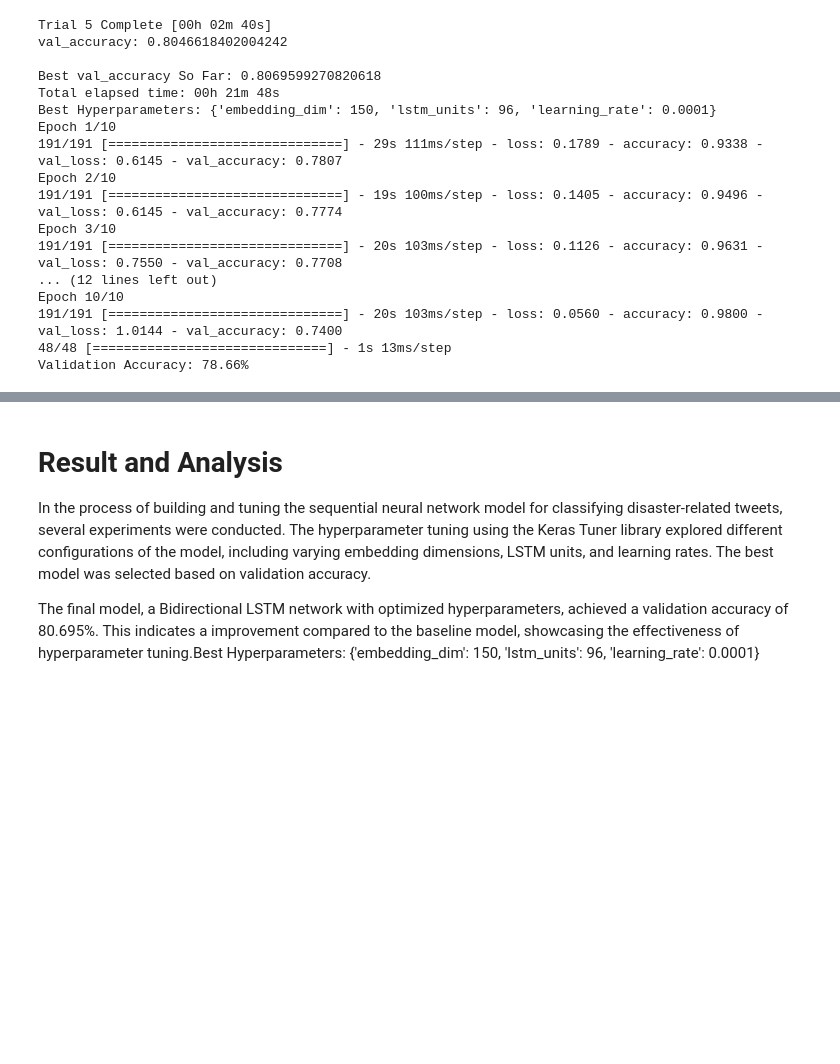
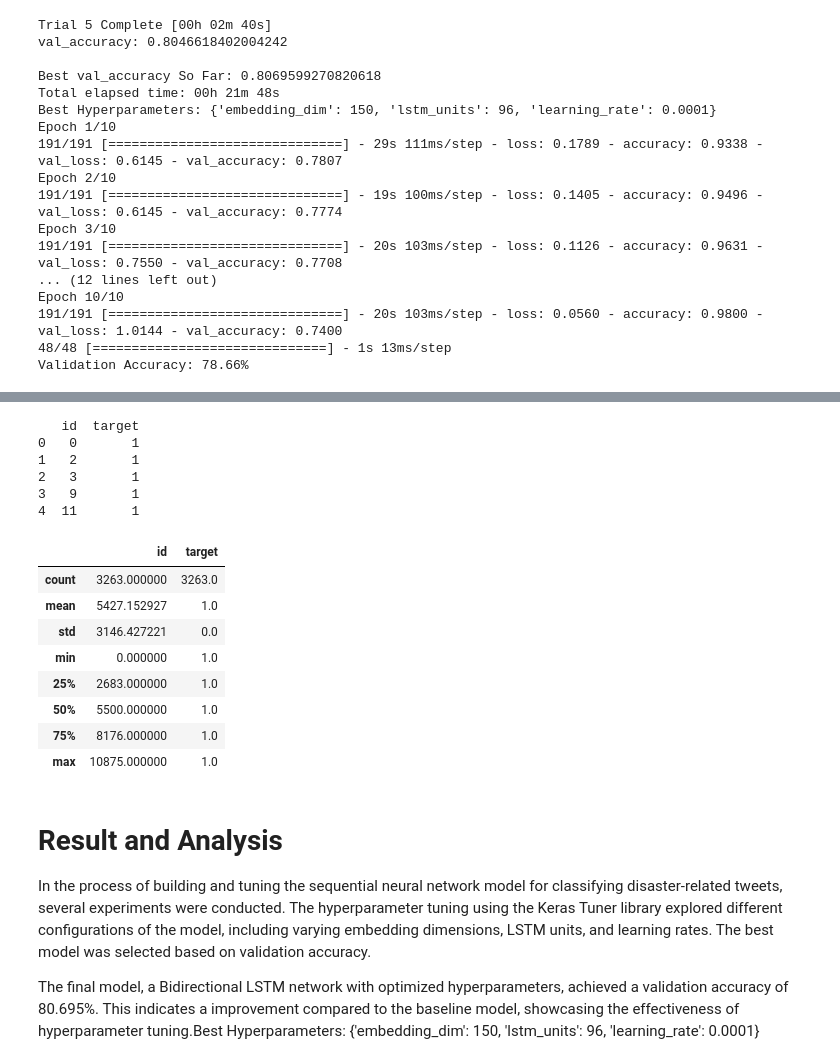
Before and after one commit to amazing-ps/NLP-Disaster-Tweets, a Jupyter notebook: nlp-disaster-tweets.ipynb, the cells around one changed output, grey strips where cells are left out. Drawn from its saved outputs; the diff is of its cells as text; code cells hidden in the pictures; blank space fills up the shorter version.

```diff
--- a/nlp-disaster-tweets.ipynb
+++ b/nlp-disaster-tweets.ipynb
@@ -137,6 +133,11 @@ sns.countplot(x='target', data=train_data)
 plt.title('Distribution of Target Variable')
 plt.show()
 
+# Check the distribution of the target variable
+#sns.countplot(x='target', data=test_data)
+#plt.title('Distribution of Target Variable')
+#plt.show()
+
 # Check the distribution of tweet lengths
 train_data['tweet_length'] = train_data['text'].apply(len)
 sns.histplot(train_data['tweet_length'], bins=30, kde=False)
@@ -145,21 +146,24 @@ plt.xlabel('Tweet Length')
 plt.ylabel('Count')
 plt.show()
 
-# Check for missing values
-print("Missing values in the training data:")
-print(train_data.isnull().sum())
-
 # Data Cleaning: Handle missing values
 train_data = train_data.fillna('')  # Fill NaN values with empty string
+test_data = test_data.fillna('')
 
 # Data Cleaning: Remove unnecessary columns
 train_data = train_data.drop(['id', 'location', 'keyword'], axis=1)
+test_data = test_data.drop(['location', 'keyword'], axis=1)
+
 
 # Data Cleaning: Remove special characters and numbers from text
 train_data['text'] = train_data['text'].str.replace('[^a-zA-Z\s]', '')
+test_data['text'] = test_data['text'].str.replace('[^a-zA-Z\s]', '')
+
+X_test = test_data["text"]
 
 # Display the cleaned data
 print(train_data.head())
+print(test_data.head())
 # %% [output]
 [figure]
 [figure]
@@ -353,0 +358,10 @@ Validation Accuracy: 78.66%
+# %%
+import keras_nlp
+preset= "roberta_base_en"
+
+# sequence_length > length max
+preprocessor = keras_nlp.models.RobertaPreprocessor.from_preset(preset,sequence_length=160,
+                                                                   name="preprocessor_4_tweets")
+classifier = keras_nlp.models.RobertaClassifier.from_preset(preset,preprocessor = preprocessor,
+                                                               num_classes=2) #target
+classifier.summary()
@@ -353,0 +405,4 @@ Validation Accuracy: 78.66%
+# %%
+
+pred = np.argmax(classifier.predict(X_test), axis=1)
+pred
@@ -353,0 +414,3 @@ Validation Accuracy: 78.66%
+# %%
+sample_submission = pd.read_csv("/kaggle/input/nlp-getting-started/sample_submission.csv")
+sample_submission.head()
@@ -353,0 +424,20 @@ Validation Accuracy: 78.66%
+# %%
+sample_submission["target"] = pred
+print(sample_submission.head())
+sample_submission.describe()
+# %% [output]
+   id  target
+0   0       1
+1   2       1
+2   3       1
+3   9       1
+4  11       1
+|  | id | target |
+| count | 3263.000000 | 3263.0 |
+| mean | 5427.152927 | 1.0 |
+| std | 3146.427221 | 0.0 |
+| min | 0.000000 | 1.0 |
+| 25% | 2683.000000 | 1.0 |
+| 50% | 5500.000000 | 1.0 |
+| 75% | 8176.000000 | 1.0 |
+| max | 10875.000000 | 1.0 |
```
Also changed, not shown: parts of 8 cells of this notebook.
